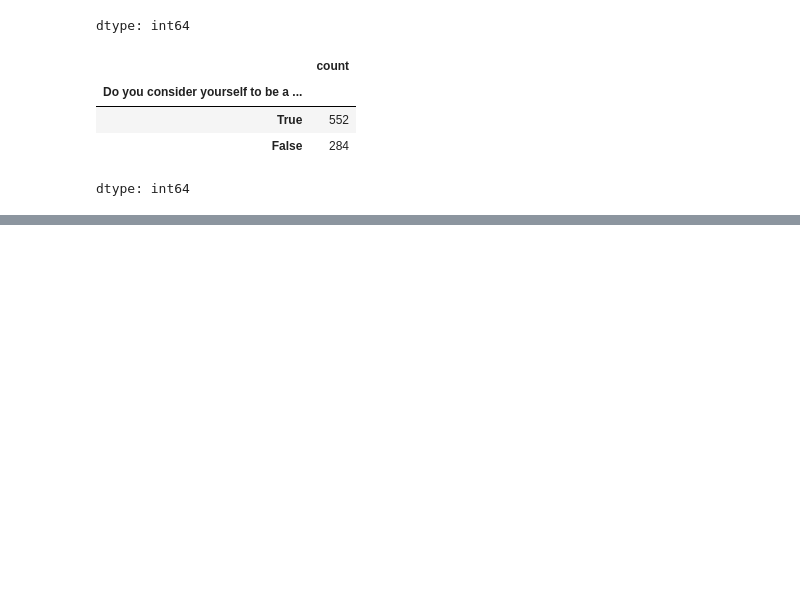
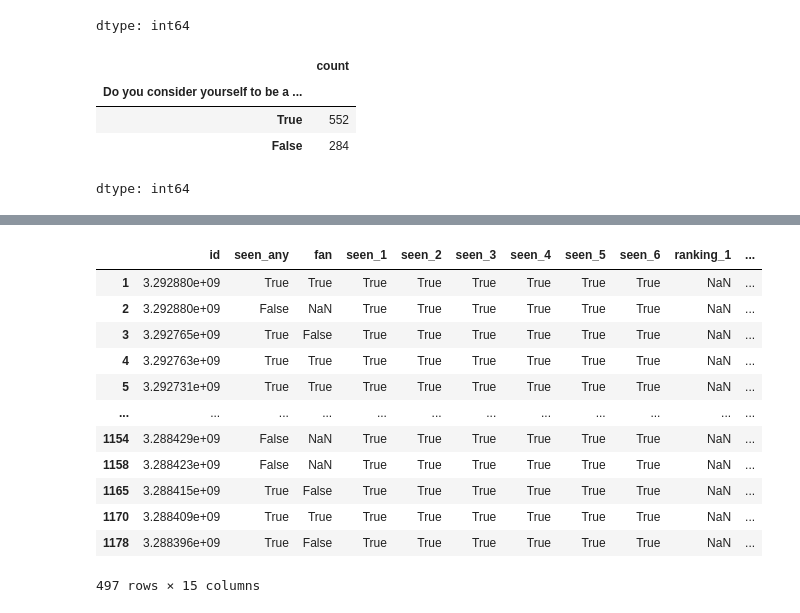
Before and after one commit to saksham-v25/Data-Cleaning-, a Jupyter notebook: star_wars_analysis/star_wars_analysis.ipynb, the cells around one changed output, grey strips where cells are left out. Cells and saved outputs as stored; diff of their text form; code cells hidden in the pictures; blank space fills up the shorter version.

```diff
--- a/star_wars_analysis/star_wars_analysis.ipynb
+++ b/star_wars_analysis/star_wars_analysis.ipynb
@@ -123,0 +277,16 @@ dtype: int64
+# %%
+cleaned_df[df["Gender"]=="Male"]
+# %% [output]
+|  | id | seen_any | fan | seen_1 | seen_2 | seen_3 | seen_4 | seen_5 | seen_6 | ranking_1 | ... |
+| 1 | 3.292880e+09 | True | True | True | True | True | True | True | True | NaN | ... |
+| 2 | 3.292880e+09 | False | NaN | True | True | True | True | True | True | NaN | ... |
+| 3 | 3.292765e+09 | True | False | True | True | True | True | True | True | NaN | ... |
+| 4 | 3.292763e+09 | True | True | True | True | True | True | True | True | NaN | ... |
+| 5 | 3.292731e+09 | True | True | True | True | True | True | True | True | NaN | ... |
+| ... | ... | ... | ... | ... | ... | ... | ... | ... | ... | ... | ... |
+| 1154 | 3.288429e+09 | False | NaN | True | True | True | True | True | True | NaN | ... |
+| 1158 | 3.288423e+09 | False | NaN | True | True | True | True | True | True | NaN | ... |
+| 1165 | 3.288415e+09 | True | False | True | True | True | True | True | True | NaN | ... |
+| 1170 | 3.288409e+09 | True | True | True | True | True | True | True | True | NaN | ... |
+| 1178 | 3.288396e+09 | True | False | True | True | True | True | True | True | NaN | ... |
+497 rows × 15 columns
```
Also changed, not shown: parts of 26 cells of this notebook.
